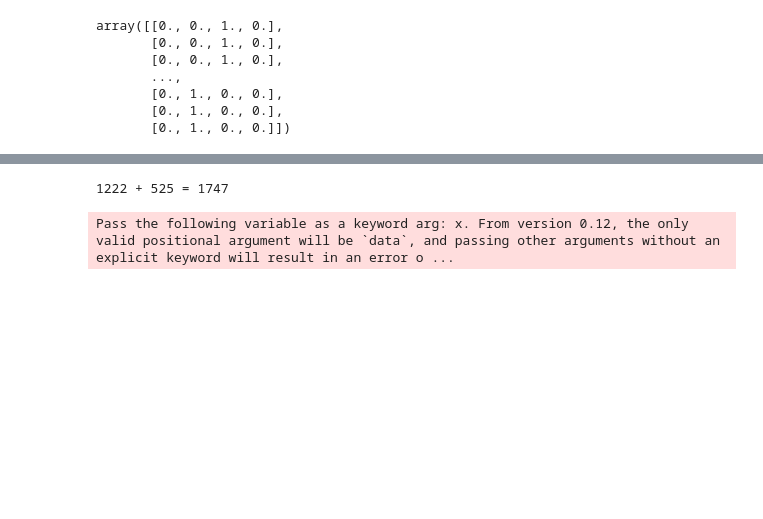
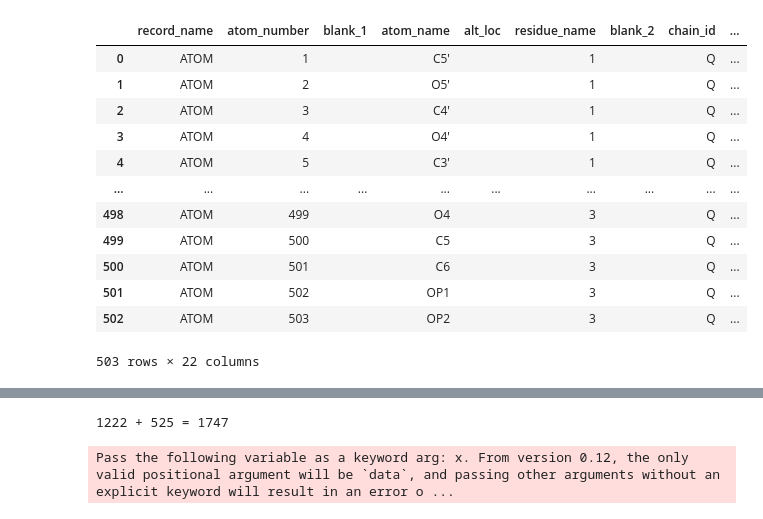
Before and after one commit to MihirBafna/DiffRNAFold, a Jupyter notebook: experimentation/EquivariantAutoencoderMihir.ipynb, the cells around one changed output, grey strips where cells are left out. Saved outputs shown, nothing was run; the diff lists cells and outputs as text; code cells hidden in the pictures; blank space fills up the shorter version.

```diff
--- a/experimentation/EquivariantAutoencoderMihir.ipynb
+++ b/experimentation/EquivariantAutoencoderMihir.ipynb
@@ -12,22 +12,27 @@ from tqdm import tqdm
 import os
 import networkx as nx
 # %%
-data_path ="../data/raw/solo_representative_pdb_all__3_258/"
-atomic_df = PandasPdb().read_pdb(data_path+"1A3M_1_A-B.pdb").df["ATOM"]
+data_path ="../data/raw/all_representative_pdb_4_0__3_258/"
+atomic_df = PandasPdb().read_pdb(data_path+"1A9N_1_Q.pdb").df["ATOM"]
 atomic_df["node_id"] = (
     atomic_df["chain_id"]
     + atomic_df["residue_number"].map(str)
     + atomic_df["residue_name"]
 )
 mapping = {'A':0, 'C':1, 'G':2, 'U':3}
 atomic_df = atomic_df.replace({"residue_name":mapping})
-residue_ids = np.eye(4)[atomic_df["residue_name"].to_numpy().astype(int)]
-residue_ids
+atomic_df
 # %% [output]
+|  | record_name | atom_number | blank_1 | atom_name | alt_loc | residue_name | blank_2 | chain_id | ... |
+| 0 | ATOM | 1 |  | C5' |  | 1 |  | Q | ... |
+| 1 | ATOM | 2 |  | O5' |  | 1 |  | Q | ... |
+| 2 | ATOM | 3 |  | C4' |  | 1 |  | Q | ... |
+| 3 | ATOM | 4 |  | O4' |  | 1 |  | Q | ... |
+| 4 | ATOM | 5 |  | C3' |  | 1 |  | Q | ... |
+| ... | ... | ... | ... | ... | ... | ... | ... | ... | ... |
+| 498 | ATOM | 499 |  | O4 |  | 3 |  | Q | ... |
+| 499 | ATOM | 500 |  | C5 |  | 3 |  | Q | ... |
+| 500 | ATOM | 501 |  | C6 |  | 3 |  | Q | ... |
+| 501 | ATOM | 502 |  | OP1 |  | 3 |  | Q | ... |
+| 502 | ATOM | 503 |  | OP2 |  | 3 |  | Q | ... |
-array([[0., 0., 1., 0.],
-       [0., 0., 1., 0.],
-       [0., 0., 1., 0.],
-       ...,
-       [0., 1., 0., 0.],
-       [0., 1., 0., 0.],
-       [0., 1., 0., 0.]])
+503 rows × 22 columns
```
Also changed, not shown: parts of 1 cell of this notebook, 5 other files.
